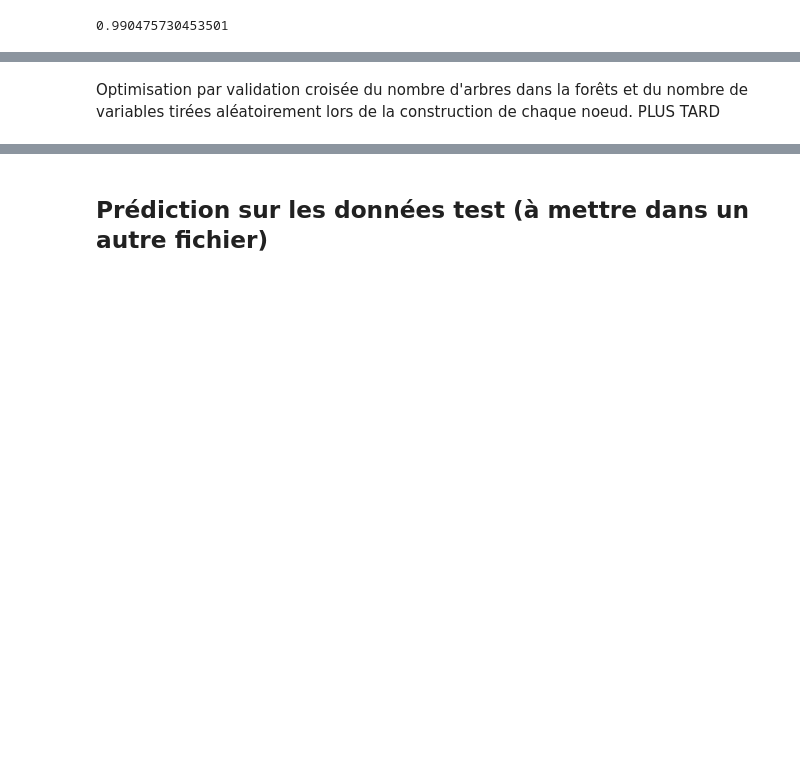
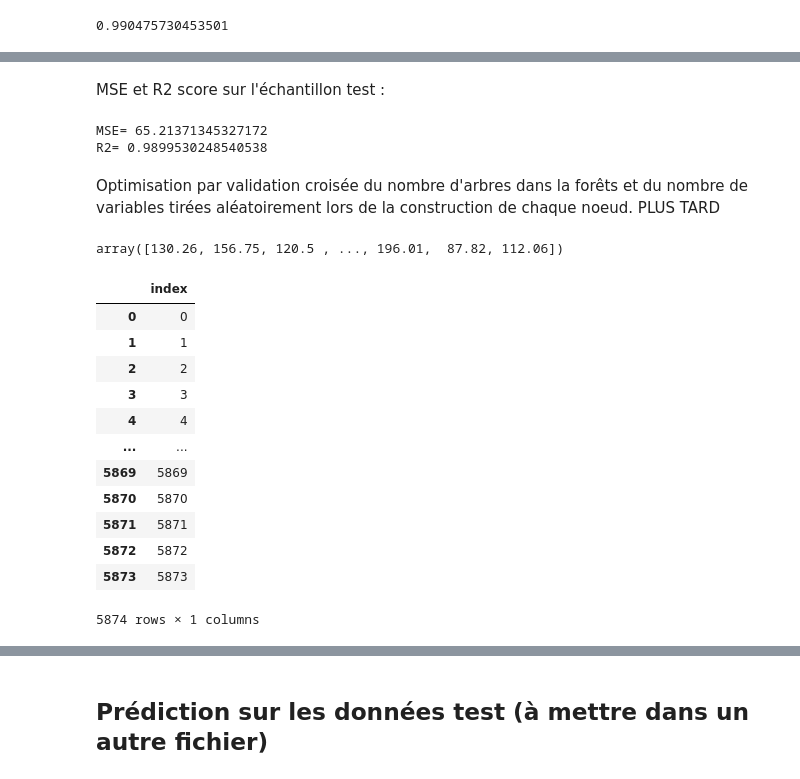
Before and after one commit to TryoenJ/Defi-IA, a Jupyter notebook: model.ipynb, the cells around one changed output, grey strips where cells are left out. Cells and saved outputs as stored; diff of their text form; code cells hidden in the pictures; blank space fills up the shorter version.

```diff
--- a/model.ipynb
+++ b/model.ipynb
@@ -343,3 +332,14 @@ R2= 0.9899530248540538
+# %% [markdown]
+MSE et R2 score sur l'échantillon test :
+# %%
+from sklearn.metrics import mean_squared_error
+from sklearn.metrics import r2_score
+prev=rfFit.predict(X_val)
+print("MSE=",mean_squared_error(Y_val,prev))
+print("R2=",r2_score(Y_val,prev))
+# %% [output]
+MSE= 65.21371345327172
+R2= 0.9899530248540538
 # %% [markdown]
 Optimisation par validation croisée du nombre d'arbres dans la forêts et du nombre de variables tirées aléatoirement lors de la construction de chaque noeud. PLUS TARD
 # %%
@@ -349,3 +349,25 @@ Optimisation par validation croisée du nombre d'arbres dans la forêts et du no
 #rfOpt=rf.fit(Xr_train, Yr_train)
 # paramètre optimal
 #print("Meilleur score = %f, Meilleur paramètre = %s" % (rfOpt.best_score_,rfOpt.best_params_))
+# %%
+prev
+# %% [output]
+array([130.26, 156.75, 120.5 , ..., 196.01,  87.82, 112.06])
+# %%
+len(prev)
+indice0 = pd.DataFrame(np.arange(0,len(prev)),columns = ['index'])
+indice0
+# %% [output]
+|  | index |
+| 0 | 0 |
+| 1 | 1 |
+| 2 | 2 |
+| 3 | 3 |
+| 4 | 4 |
+| ... | ... |
+| 5869 | 5869 |
+| 5870 | 5870 |
+| 5871 | 5871 |
+| 5872 | 5872 |
+| 5873 | 5873 |
+5874 rows × 1 columns
```
Also changed, not shown: parts of 33 cells of this notebook, 1 other file.
